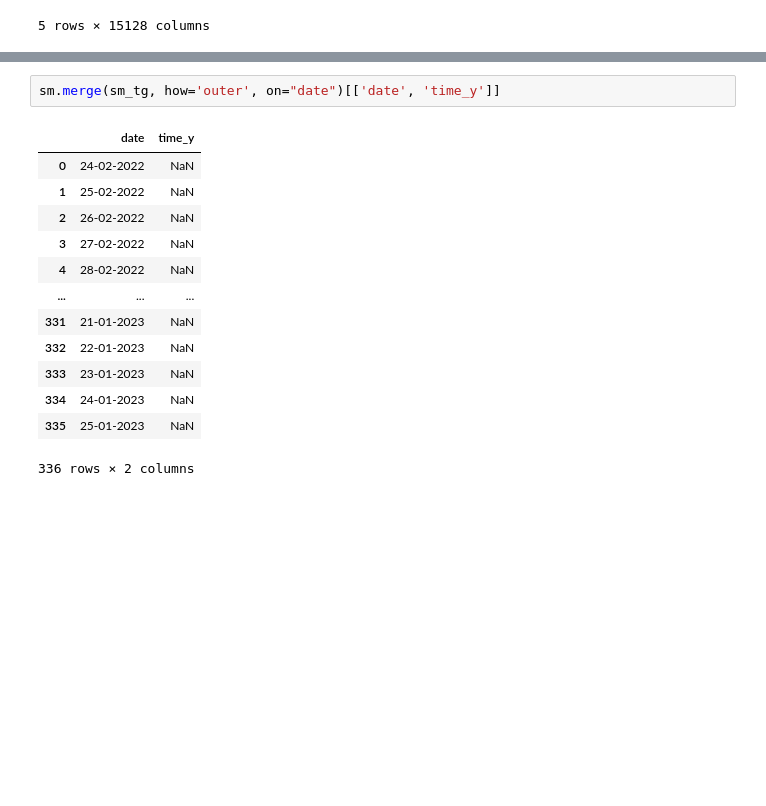
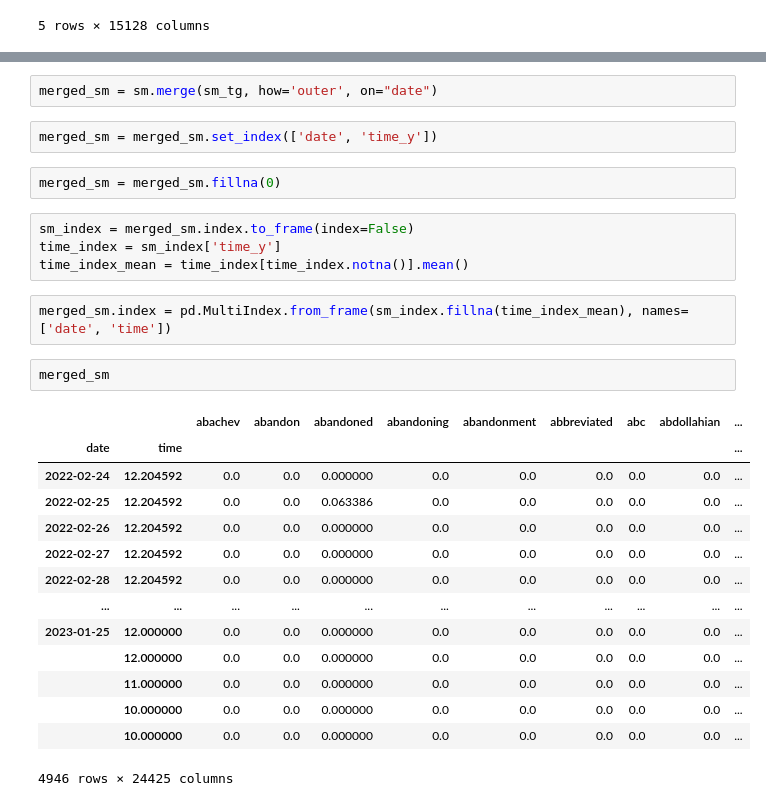
Before and after one commit to team1dsnaukma/Alarm_Predictor, a Jupyter notebook: preparation_training/data_preparation.ipynb, the cells around one changed output, grey strips where cells are left out. Saved outputs shown, nothing was run; the diff lists cells and outputs as text; blank space fills up the shorter version.

Commit message:
Preprocess and merge text data without saving

```diff
--- a/preparation_training/data_preparation.ipynb
+++ b/preparation_training/data_preparation.ipynb
@@ -148,16 +177,29 @@ Telegram processed shape:  (4878, 9298)
 # %%
-sm.merge(sm_tg, how='outer', on="date")[['date', 'time_y']]
+merged_sm = sm.merge(sm_tg, how='outer', on="date")
-# %% [output]
-|  | date | time_y |
-| 0 | 24-02-2022 | NaN |
-| 1 | 25-02-2022 | NaN |
-| 2 | 26-02-2022 | NaN |
-| 3 | 27-02-2022 | NaN |
-| 4 | 28-02-2022 | NaN |
-| ... | ... | ... |
-| 331 | 21-01-2023 | NaN |
-| 332 | 22-01-2023 | NaN |
-| 333 | 23-01-2023 | NaN |
-| 334 | 24-01-2023 | NaN |
-| 335 | 25-01-2023 | NaN |
-336 rows × 2 columns
+# %%
+merged_sm = merged_sm.set_index(['date', 'time_y'])
+# %%
+merged_sm = merged_sm.fillna(0)
+# %%
+sm_index = merged_sm.index.to_frame(index=False)
+time_index = sm_index['time_y']
+time_index_mean = time_index[time_index.notna()].mean()
+# %%
+merged_sm.index = pd.MultiIndex.from_frame(sm_index.fillna(time_index_mean), names=['date', 'time'])
+# %%
+merged_sm
+# %% [output]
+|  |  | abachev | abandon | abandoned | abandoning | abandonment | abbreviated | abc | abdollahian | ... |
+| date | time |  |  |  |  |  |  |  |  | ... |
+| 2022-02-24 | 12.204592 | 0.0 | 0.0 | 0.000000 | 0.0 | 0.0 | 0.0 | 0.0 | 0.0 | ... |
+| 2022-02-25 | 12.204592 | 0.0 | 0.0 | 0.063386 | 0.0 | 0.0 | 0.0 | 0.0 | 0.0 | ... |
+| 2022-02-26 | 12.204592 | 0.0 | 0.0 | 0.000000 | 0.0 | 0.0 | 0.0 | 0.0 | 0.0 | ... |
+| 2022-02-27 | 12.204592 | 0.0 | 0.0 | 0.000000 | 0.0 | 0.0 | 0.0 | 0.0 | 0.0 | ... |
+| 2022-02-28 | 12.204592 | 0.0 | 0.0 | 0.000000 | 0.0 | 0.0 | 0.0 | 0.0 | 0.0 | ... |
+| ... | ... | ... | ... | ... | ... | ... | ... | ... | ... | ... |
+| 2023-01-25 | 12.000000 | 0.0 | 0.0 | 0.000000 | 0.0 | 0.0 | 0.0 | 0.0 | 0.0 | ... |
+|  | 12.000000 | 0.0 | 0.0 | 0.000000 | 0.0 | 0.0 | 0.0 | 0.0 | 0.0 | ... |
+|  | 11.000000 | 0.0 | 0.0 | 0.000000 | 0.0 | 0.0 | 0.0 | 0.0 | 0.0 | ... |
+|  | 10.000000 | 0.0 | 0.0 | 0.000000 | 0.0 | 0.0 | 0.0 | 0.0 | 0.0 | ... |
+|  | 10.000000 | 0.0 | 0.0 | 0.000000 | 0.0 | 0.0 | 0.0 | 0.0 | 0.0 | ... |
+4946 rows × 24425 columns
```
Also changed, not shown: parts of 7 cells of this notebook, 1 other file.
